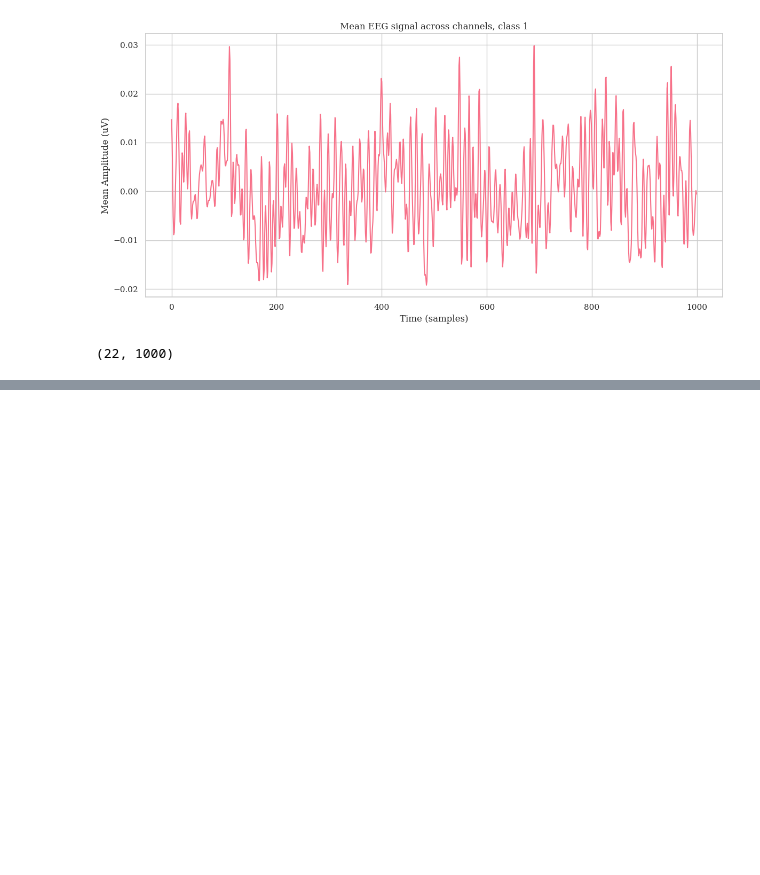
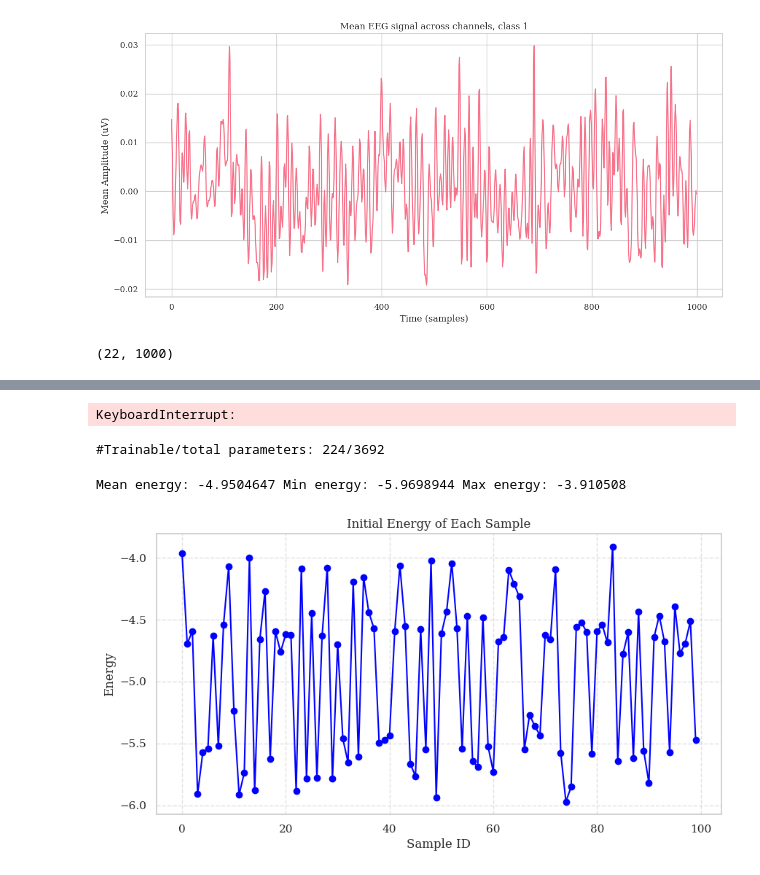
Before and after one commit to polghskggh/DL2_project, a Jupyter notebook: eeg/test_samples.ipynb, the cells around one changed output, grey strips where cells are left out. Drawn from its saved outputs; the diff is of its cells as text; code cells hidden in the pictures; blank space fills up the shorter version.

```diff
--- a/eeg/test_samples.ipynb
+++ b/eeg/test_samples.ipynb
@@ -150,0 +275,34 @@ plot_all_k_mean(x_fake, 1)
+# %%
+x_fake, x_fake_init = energy_model.sample_q(
+    n_steps=100,
+    sgld_lr=0.5,
+    sgld_std=0.001,
+    reinit_freq=0.05,
+    batch_size=100,
+    series_length=1000,
+    n_channels=22,
+    device=device,
+    y=None)
+# %% [output]
+KeyboardInterrupt:
+# %%
+random_output = []
+random_output_init = []
+
+energy_model = EnergyAdaptation(model, config["tta_config"], datamodule.info)
+with torch.no_grad():
+    o, _ = energy_model.energy_model(x_fake)
+    random_output.append(o)  # Collecting each o in the list
+
+    o, _ = energy_model.energy_model(x_fake_init)
+    random_output_init.append(o)  # Collecting each o in the list
+
+random_output = torch.cat(random_output, dim=0).detach().numpy()
+random_output_init = torch.cat(random_output_init, dim=0).detach().numpy()
+# %% [output]
+#Trainable/total parameters: 224/3692
+# %%
+plot_energy(random_output)
+# %% [output]
+Mean energy: -4.9504647 Min energy: -5.9698944 Max energy: -3.910508
+[figure, added]
```
Also changed, not shown: parts of 17 cells of this notebook, 1 other file.
